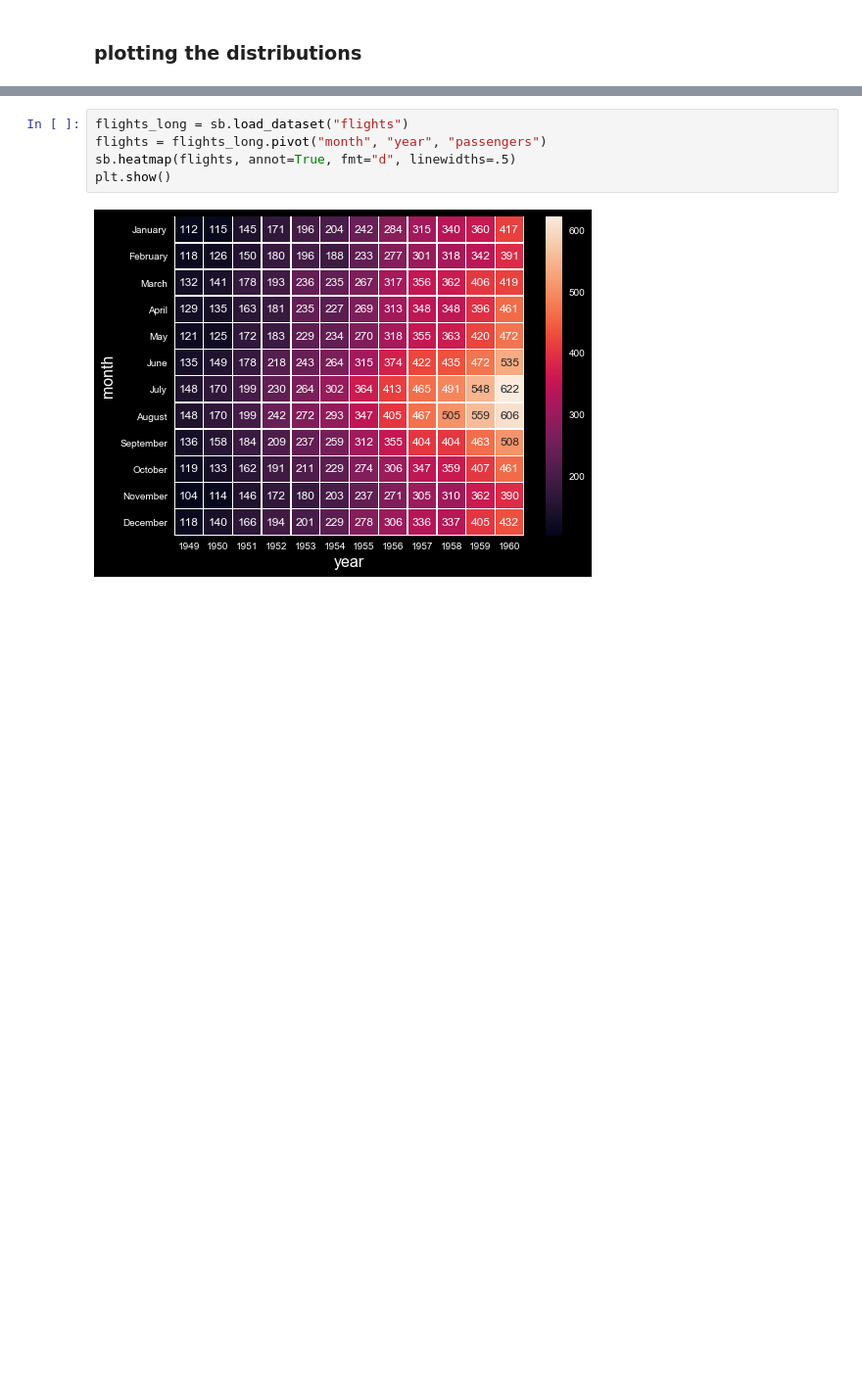
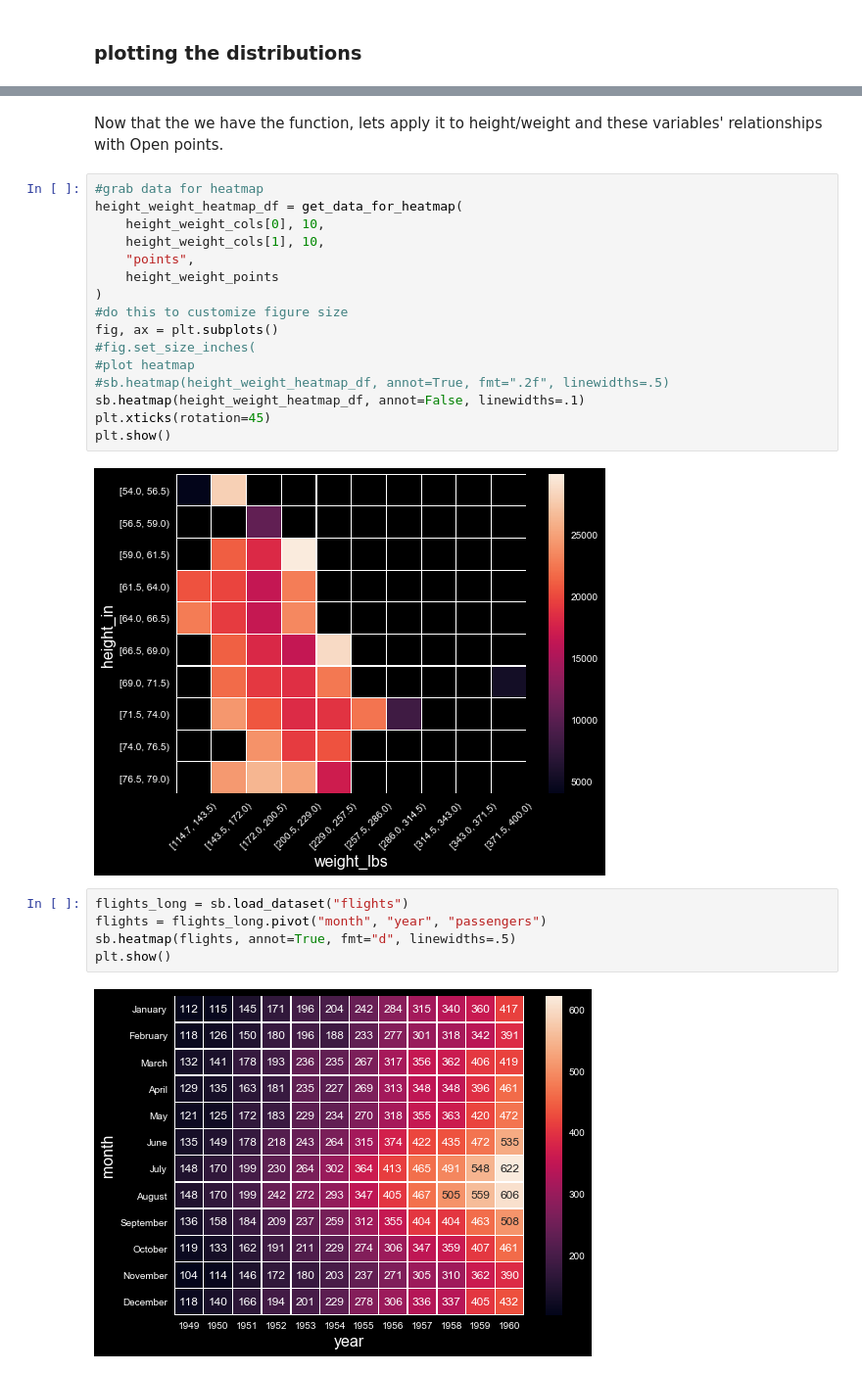
Before and after one commit to zfreedman/crossfit_open_2018, a Jupyter notebook: data_visualization.ipynb, the cells around one changed output, grey strips where cells are left out. Shown at 98% size. Saved outputs shown, nothing was run; the diff lists cells and outputs as text; blank space fills up the shorter version.

```diff
--- a/data_visualization.ipynb
+++ b/data_visualization.ipynb
@@ -421,3 +460,23 @@ res
+# %% [markdown]
+Now that the we have the function, lets apply it to height/weight and these variables' relationships with Open points.
+# %%
+#grab data for heatmap
+height_weight_heatmap_df = get_data_for_heatmap(
+    height_weight_cols[0], 10,
+    height_weight_cols[1], 10,
+    "points",
+    height_weight_points
+)
+#do this to customize figure size
+fig, ax = plt.subplots()
+#fig.set_size_inches(
+#plot heatmap
+#sb.heatmap(height_weight_heatmap_df, annot=True, fmt=".2f", linewidths=.5)
+sb.heatmap(height_weight_heatmap_df, annot=False, linewidths=.1)
+plt.xticks(rotation=45)
+plt.show()
+# %% [output]
+[figure, added]
 # %%
 flights_long = sb.load_dataset("flights")
 flights = flights_long.pivot("month", "year", "passengers")
```
Also changed, not shown: parts of 18 cells of this notebook, 1 other file.
